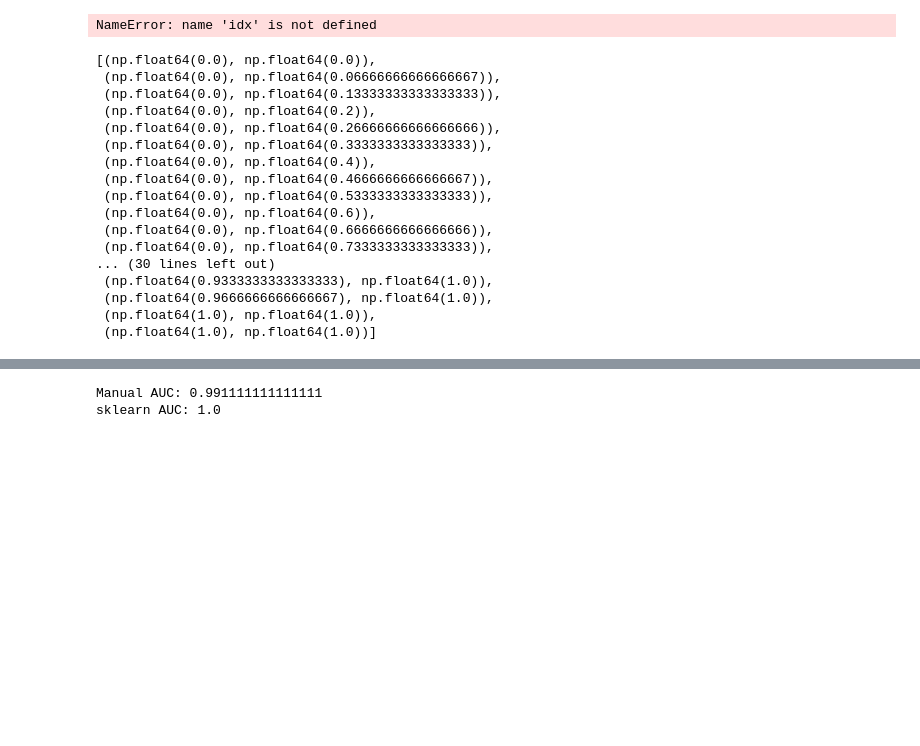
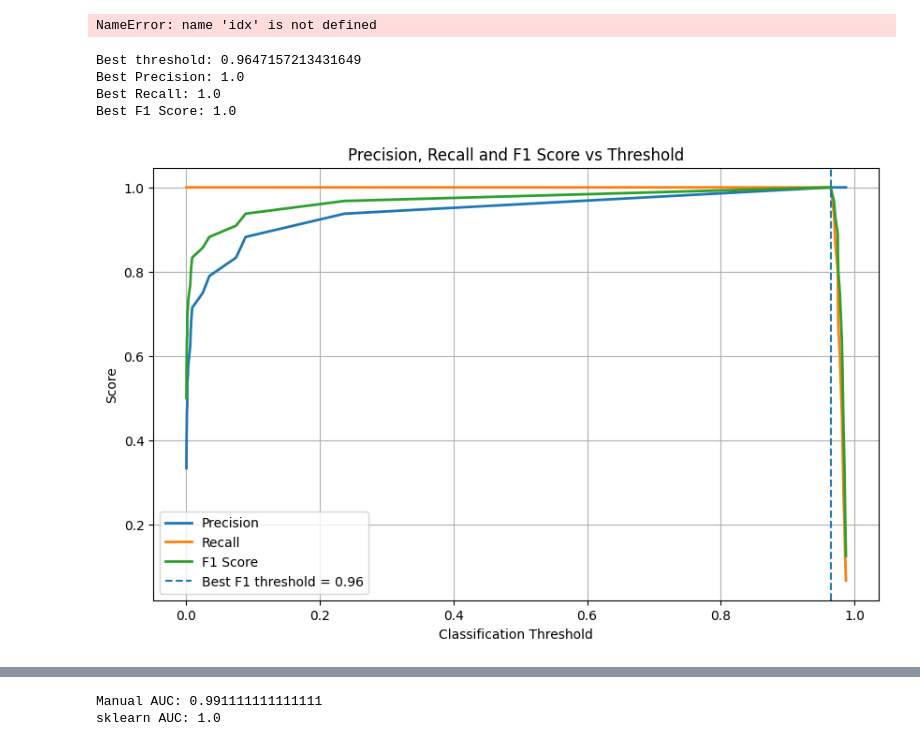
Before and after one commit to cloudxlab/jan2026_ml_dl, a Jupyter notebook: 44_aug_28.ipynb, the cells around one changed output, grey strips where cells are left out. Cells and saved outputs as stored; diff of their text form; code cells hidden in the pictures; blank space fills up the shorter version.

```diff
--- a/44_aug_28.ipynb
+++ b/44_aug_28.ipynb
@@ -114,23 +141,62 @@ for threshold in thresholds:
 # Add (0,0) and (1,1) to make the ROC curve complete
 fpr_values = np.array([0] + fpr_values + [1])
 tpr_values = np.array([0] + tpr_values + [1])
-# %%
-list(zip(fpr_values, tpr_values))
-# %% [output]
-[(np.float64(0.0), np.float64(0.0)),
- (np.float64(0.0), np.float64(0.06666666666666667)),
- (np.float64(0.0), np.float64(0.13333333333333333)),
- (np.float64(0.0), np.float64(0.2)),
- (np.float64(0.0), np.float64(0.26666666666666666)),
- (np.float64(0.0), np.float64(0.3333333333333333)),
- (np.float64(0.0), np.float64(0.4)),
- (np.float64(0.0), np.float64(0.4666666666666667)),
- (np.float64(0.0), np.float64(0.5333333333333333)),
- (np.float64(0.0), np.float64(0.6)),
- (np.float64(0.0), np.float64(0.6666666666666666)),
- (np.float64(0.0), np.float64(0.7333333333333333)),
-... (30 lines left out)
- (np.float64(0.9333333333333333), np.float64(1.0)),
- (np.float64(0.9666666666666667), np.float64(1.0)),
- (np.float64(1.0), np.float64(1.0)),
- (np.float64(1.0), np.float64(1.0))]
+# %%
+
+# ---------------------------------------------------------
+# 6. Find threshold with maximum F1
+# ---------------------------------------------------------
+
+best_index = np.argmax(f1_values)
+
+print("Best threshold:", thresholds[best_index])
+print("Best Precision:", precision_values[best_index])
+print("Best Recall:", recall_values[best_index])
+print("Best F1 Score:", f1_values[best_index])
+
+# ---------------------------------------------------------
+# 7. Plot Precision, Recall and F1
+# ---------------------------------------------------------
+
+plt.figure(figsize=(10, 6))
+
+plt.plot(
+    thresholds,
+    precision_values,
+    label="Precision",
+    linewidth=2
+)
+
+plt.plot(
+    thresholds,
+    recall_values,
+    label="Recall",
+    linewidth=2
+)
+
+plt.plot(
+    thresholds,
+    f1_values,
+    label="F1 Score",
+    linewidth=2
+)
+
+plt.axvline(
+    thresholds[best_index],
+    linestyle="--",
+    label=f"Best F1 threshold = {thresholds[best_index]:.2f}"
+)
+
+plt.xlabel("Classification Threshold")
+plt.ylabel("Score")
+plt.title("Precision, Recall and F1 Score vs Threshold")
+
+plt.legend()
+plt.grid(True)
+plt.show()
+# %% [output]
+Best threshold: 0.9647157213431649
+Best Precision: 1.0
+Best Recall: 1.0
+Best F1 Score: 1.0
+[figure, added]
```
Also changed, not shown: parts of 7 cells of this notebook.
